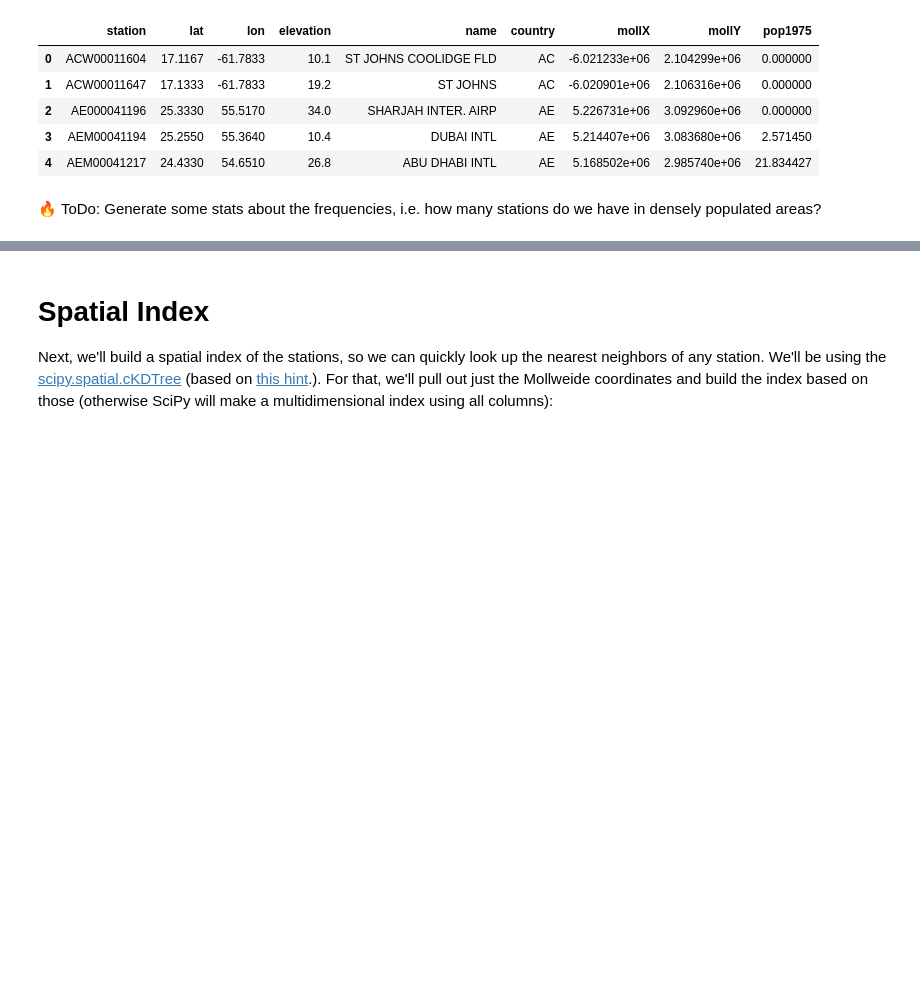
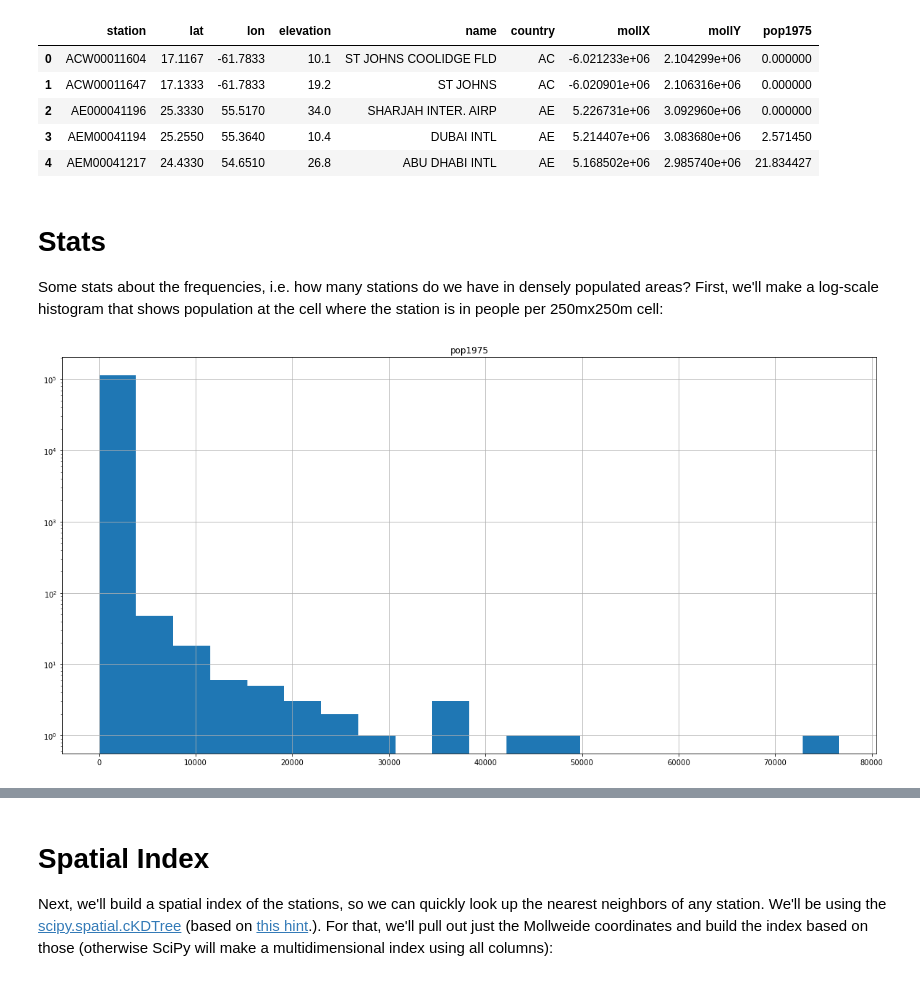
Before and after one commit to crstn/CISC, a Jupyter notebook: UHI-NOAA/NOAA_weather_station_data.ipynb, the cells around one changed output, grey strips where cells are left out. Saved outputs shown, nothing was run; the diff lists cells and outputs as text; code cells hidden in the pictures; blank space fills up the shorter version.

Commit message:
Statistics about population density at the stations added

```diff
--- a/UHI-NOAA/NOAA_weather_station_data.ipynb
+++ b/UHI-NOAA/NOAA_weather_station_data.ipynb
@@ -12,6 +12,7 @@ from pyproj import Proj, transform
 from scipy.spatial import cKDTree
 
 %matplotlib inline
+plt.rcParams["figure.figsize"] = (20,10)
 # %% [markdown]
 # Get NOAA weather stations
 
@@ -187,4 +188,12 @@ stations.head()
 | 3 | AEM00041194 | 25.2550 | 55.3640 | 10.4 | DUBAI INTL | AE | 5.214407e+06 | 3.083680e+06 | 2.571450 |
 | 4 | AEM00041217 | 24.4330 | 54.6510 | 26.8 | ABU DHABI INTL | AE | 5.168502e+06 | 2.985740e+06 | 21.834427 |
 # %% [markdown]
-🔥 ToDo: Generate some stats about the frequencies, i.e. how many stations do we have in densely populated areas?
+# Stats
+
+Some stats about the frequencies, i.e. how many stations do we have in densely populated areas? First, we'll make a log-scale histogram that shows population at the cell where the station is in people per 250mx250m cell:
+# %%
+fig, ax = plt.subplots()
+stations.hist(ax=ax, bins=20, column='pop1975')
+ax.set_yscale('log')
+# %% [output]
+[figure, added]
```
Also changed, not shown: parts of 8 cells of this notebook.
